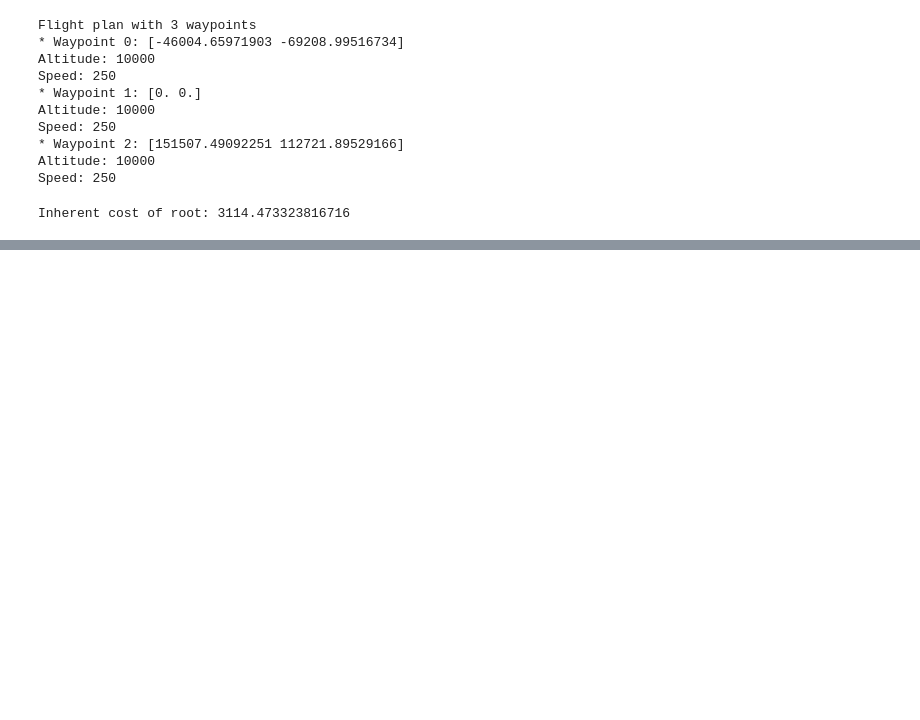
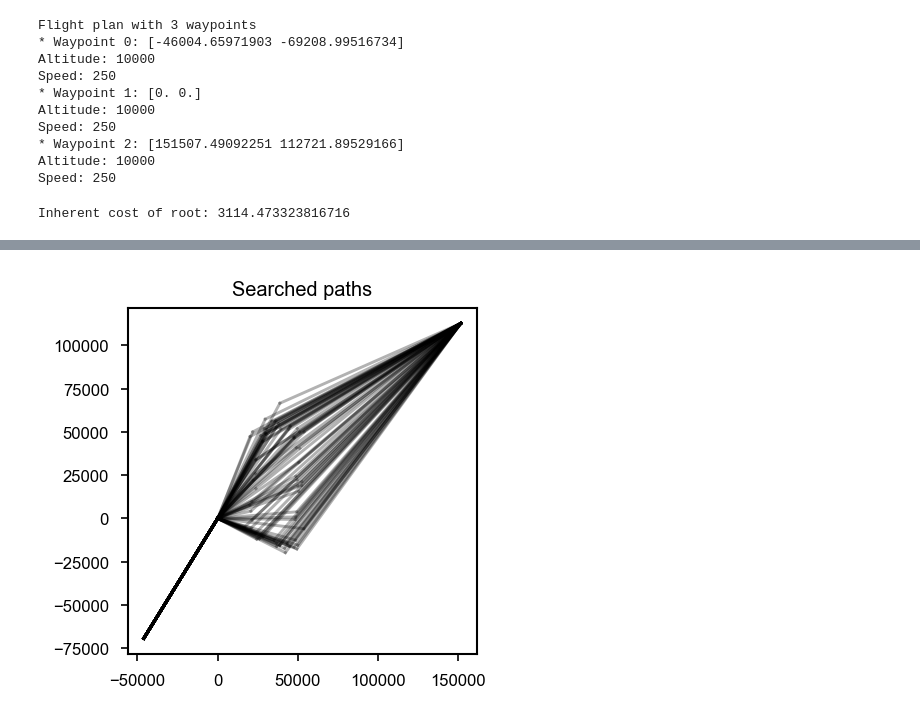
Before and after one commit to thinhhoang95/alpha-azimuth, a Jupyter notebook: MARTINI/scenario/obstacle_avoidance.ipynb, the cells around one changed output, grey strips where cells are left out. Drawn from its saved outputs; the diff is of its cells as text; code cells hidden in the pictures; blank space fills up the shorter version.

```diff
--- a/MARTINI/scenario/obstacle_avoidance.ipynb
+++ b/MARTINI/scenario/obstacle_avoidance.ipynb
@@ -189,0 +170,17 @@ IndexError: index 3 is out of bounds for axis 0 with size 3
+# %%
+plt.figure(figsize=(3, 3), dpi=150)
+
+# Iterate through children and get their states
+for action, child_node in my_tree.root.children.items():
+    flight_plan = child_node.state
+    # print(f"\nAction: {action}")
+    # print(f"Number of waypoints: {len(flight_plan)}")
+    # print(f"Waypoints: {flight_plan.waypoints}")
+
+    for i in range(len(flight_plan.waypoints) - 1):
+        plt.plot([flight_plan.waypoints[i][0], flight_plan.waypoints[i+1][0]], [flight_plan.waypoints[i][1], flight_plan.waypoints[i+1][1]], color='black', alpha=0.3)
+
+plt.title('Searched paths')
+plt.show()
+# %% [output]
+[figure, added]
```
Also changed, not shown: parts of 7 cells of this notebook, 5 other files.
